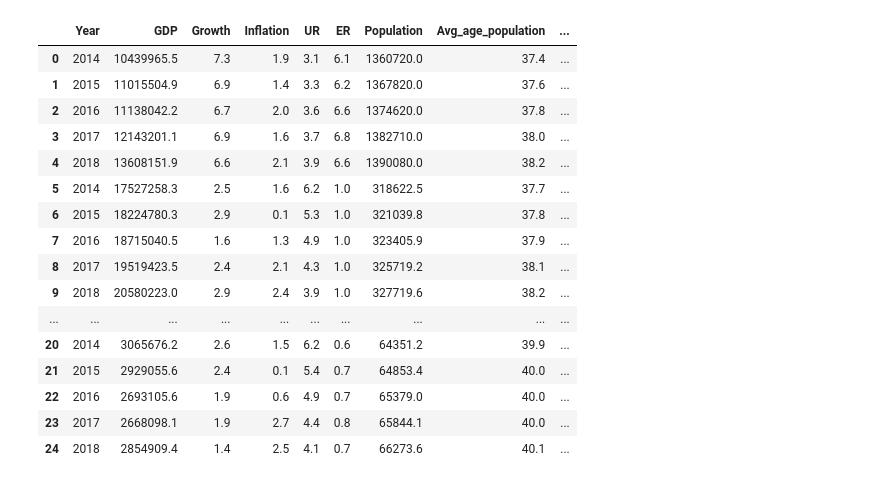
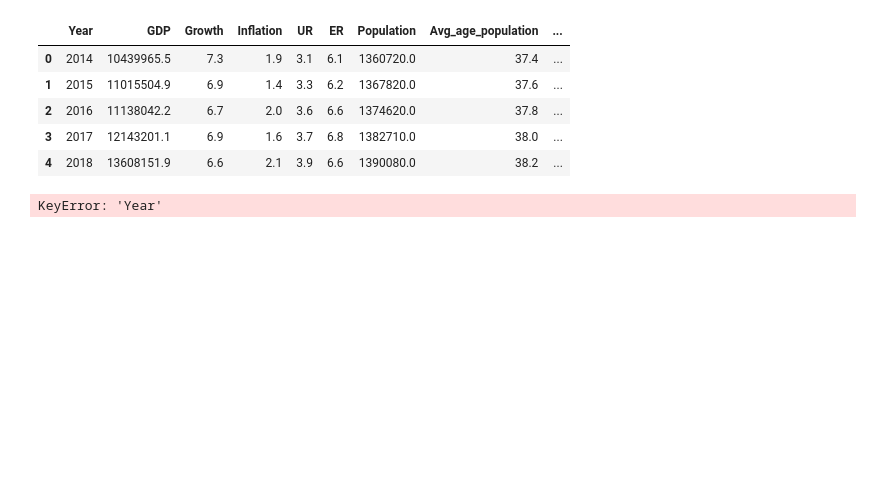
Before and after one commit to jurioste4/Myprojects, a Jupyter notebook: web_app/csv_data.ipynb, the cells around one changed output. Drawn from its saved outputs; the diff is of its cells as text; code cells hidden in the pictures; blank space fills up the shorter version.

```diff
--- a/web_app/csv_data.ipynb
+++ b/web_app/csv_data.ipynb
@@ -1,24 +1,17 @@
 # %%
 import pandas as pd
 import numpy as np
 
 df= pd.read_csv("csv/country.csv")
-df.head(100)
+df.head()
 # %% [output]
 |  | Year | GDP | Growth | Inflation | UR | ER | Population | Avg_age_population | ... |
 | 0 | 2014 | 10439965.5 | 7.3 | 1.9 | 3.1 | 6.1 | 1360720.0 | 37.4 | ... |
 | 1 | 2015 | 11015504.9 | 6.9 | 1.4 | 3.3 | 6.2 | 1367820.0 | 37.6 | ... |
 | 2 | 2016 | 11138042.2 | 6.7 | 2.0 | 3.6 | 6.6 | 1374620.0 | 37.8 | ... |
 | 3 | 2017 | 12143201.1 | 6.9 | 1.6 | 3.7 | 6.8 | 1382710.0 | 38.0 | ... |
 | 4 | 2018 | 13608151.9 | 6.6 | 2.1 | 3.9 | 6.6 | 1390080.0 | 38.2 | ... |
-| 5 | 2014 | 17527258.3 | 2.5 | 1.6 | 6.2 | 1.0 | 318622.5 | 37.7 | ... |
-| 6 | 2015 | 18224780.3 | 2.9 | 0.1 | 5.3 | 1.0 | 321039.8 | 37.8 | ... |
-| 7 | 2016 | 18715040.5 | 1.6 | 1.3 | 4.9 | 1.0 | 323405.9 | 37.9 | ... |
-| 8 | 2017 | 19519423.5 | 2.4 | 2.1 | 4.3 | 1.0 | 325719.2 | 38.1 | ... |
-| 9 | 2018 | 20580223.0 | 2.9 | 2.4 | 3.9 | 1.0 | 327719.6 | 38.2 | ... |
-| ... | ... | ... | ... | ... | ... | ... | ... | ... | ... |
-| 20 | 2014 | 3065676.2 | 2.6 | 1.5 | 6.2 | 0.6 | 64351.2 | 39.9 | ... |
-| 21 | 2015 | 2929055.6 | 2.4 | 0.1 | 5.4 | 0.7 | 64853.4 | 40.0 | ... |
-| 22 | 2016 | 2693105.6 | 1.9 | 0.6 | 4.9 | 0.7 | 65379.0 | 40.0 | ... |
-| 23 | 2017 | 2668098.1 | 1.9 | 2.7 | 4.4 | 0.8 | 65844.1 | 40.0 | ... |
-| 24 | 2018 | 2854909.4 | 1.4 | 2.5 | 4.1 | 0.7 | 66273.6 | 40.1 | ... |
+# %%
+df.loc[('Year'), 'Growth']
+# %% [output]
+KeyError: 'Year'
```
Also changed, not shown: parts of 10 cells of this notebook, 23 other files.
